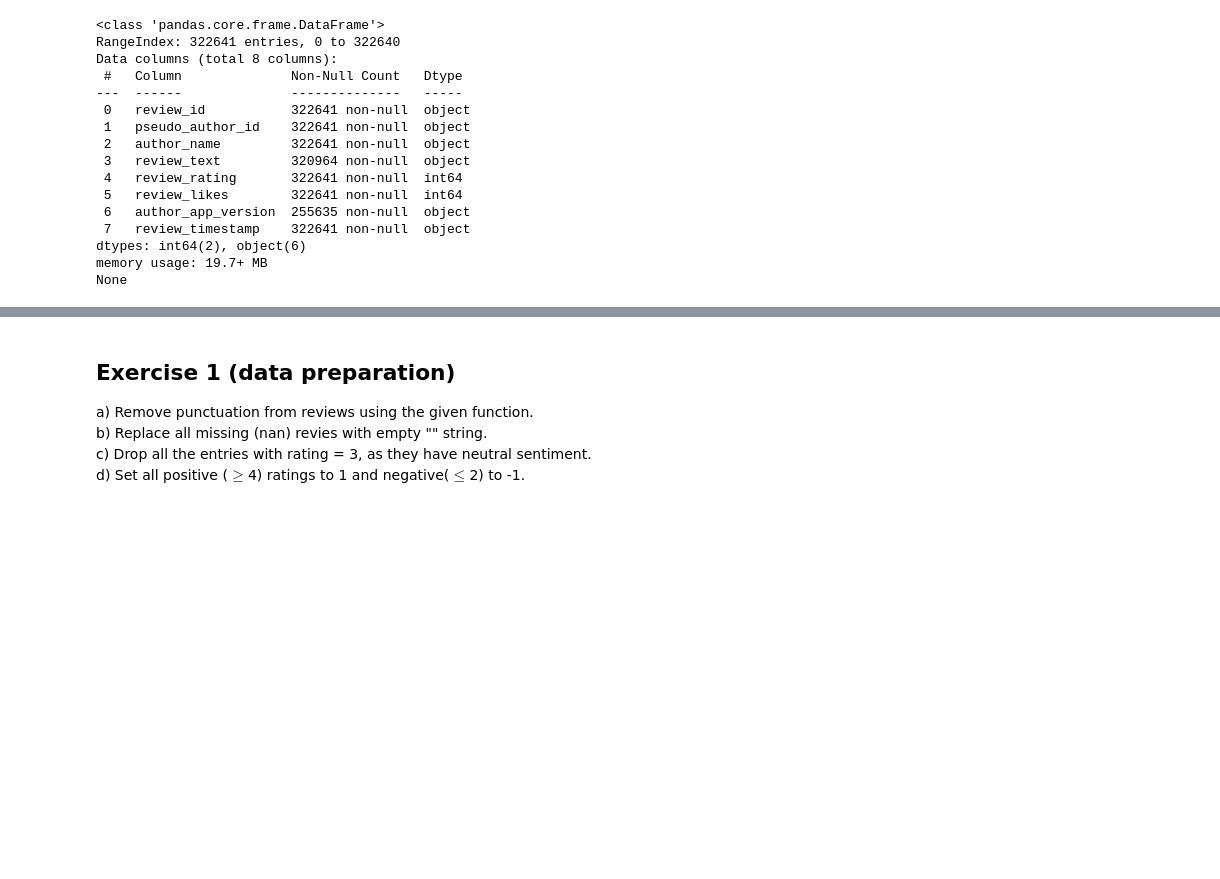
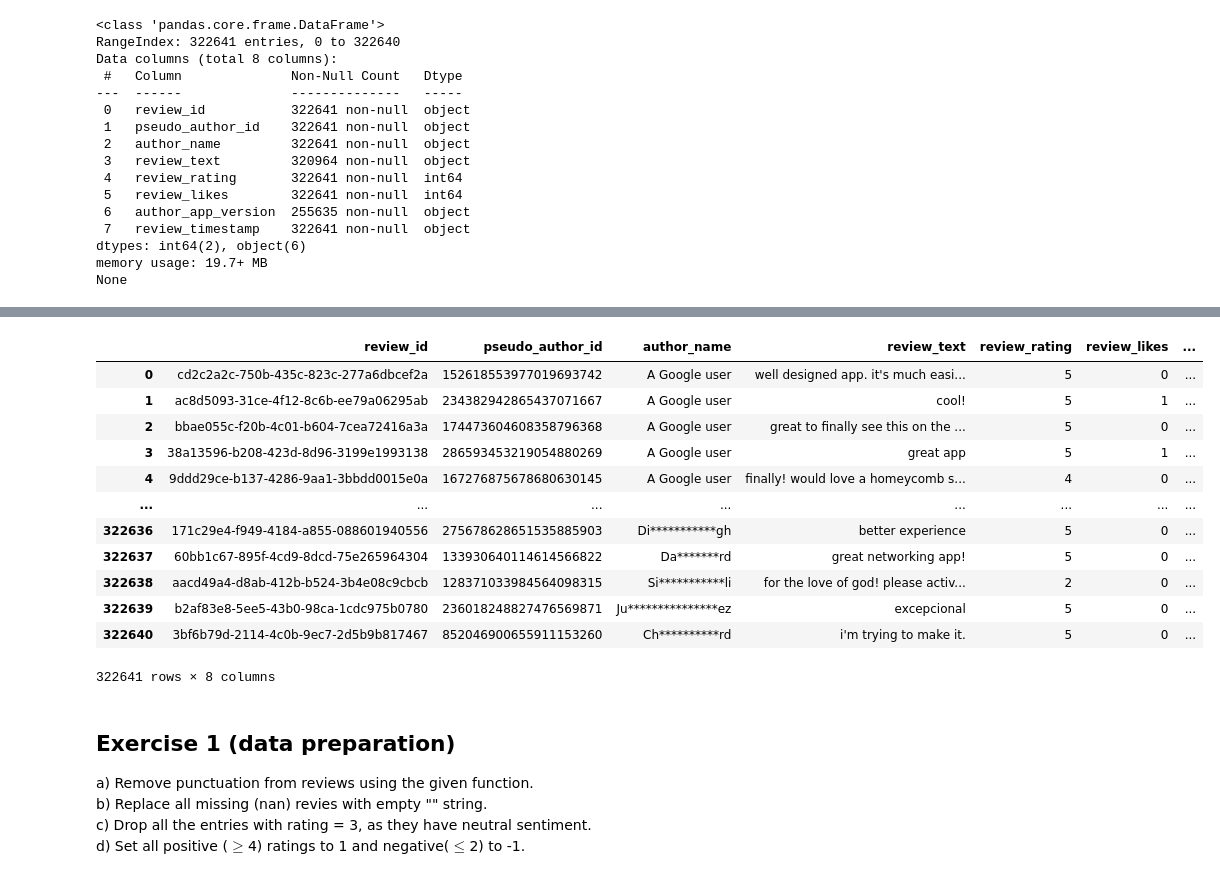
Before and after one commit to qojigedou/data_science, a Jupyter notebook: Optional_assignment_4_with_code.ipynb, the cells around one changed output, grey strips where cells are left out. Drawn from its saved outputs; the diff is of its cells as text; code cells hidden in the pictures; blank space fills up the shorter version.

```diff
--- a/Optional_assignment_4_with_code.ipynb
+++ b/Optional_assignment_4_with_code.ipynb
@@ -70,3 +89,20 @@ None
+# %%
+linkedin_df['review_text'] = linkedin_df['review_text'].str.lower()
+linkedin_df
+# %% [output]
+|  | review_id | pseudo_author_id | author_name | review_text | review_rating | review_likes | ... |
+| 0 | cd2c2a2c-750b-435c-823c-277a6dbcef2a | 152618553977019693742 | A Google user | well designed app. it's much easi... | 5 | 0 | ... |
+| 1 | ac8d5093-31ce-4f12-8c6b-ee79a06295ab | 234382942865437071667 | A Google user | cool! | 5 | 1 | ... |
+| 2 | bbae055c-f20b-4c01-b604-7cea72416a3a | 174473604608358796368 | A Google user | great to finally see this on the ... | 5 | 0 | ... |
+| 3 | 38a13596-b208-423d-8d96-3199e1993138 | 286593453219054880269 | A Google user | great app | 5 | 1 | ... |
+| 4 | 9ddd29ce-b137-4286-9aa1-3bbdd0015e0a | 167276875678680630145 | A Google user | finally! would love a homeycomb s... | 4 | 0 | ... |
+| ... | ... | ... | ... | ... | ... | ... | ... |
+| 322636 | 171c29e4-f949-4184-a855-088601940556 | 275678628651535885903 | Di***********gh | better experience | 5 | 0 | ... |
+| 322637 | 60bb1c67-895f-4cd9-8dcd-75e265964304 | 133930640114614566822 | Da*******rd | great networking app! | 5 | 0 | ... |
+| 322638 | aacd49a4-d8ab-412b-b524-3b4e08c9cbcb | 128371033984564098315 | Si***********li | for the love of god! please activ... | 2 | 0 | ... |
+| 322639 | b2af83e8-5ee5-43b0-98ca-1cdc975b0780 | 236018248827476569871 | Ju***************ez | excepcional | 5 | 0 | ... |
+| 322640 | 3bf6b79d-2114-4c0b-9ec7-2d5b9b817467 | 852046900655911153260 | Ch**********rd | i'm trying to make it. | 5 | 0 | ... |
+322641 rows × 8 columns
 # %% [markdown]
 ## Exercise 1 (data preparation)
 a) Remove punctuation from reviews using the given function.
```
Also changed, not shown: parts of 5 cells of this notebook.
